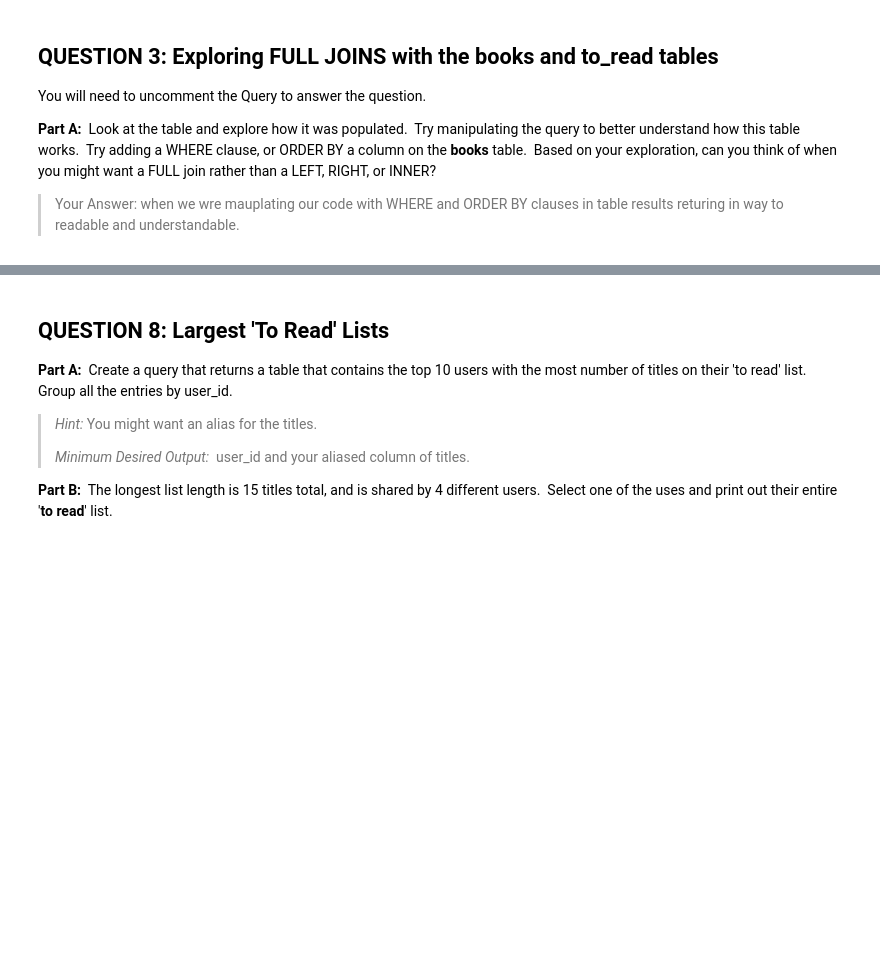
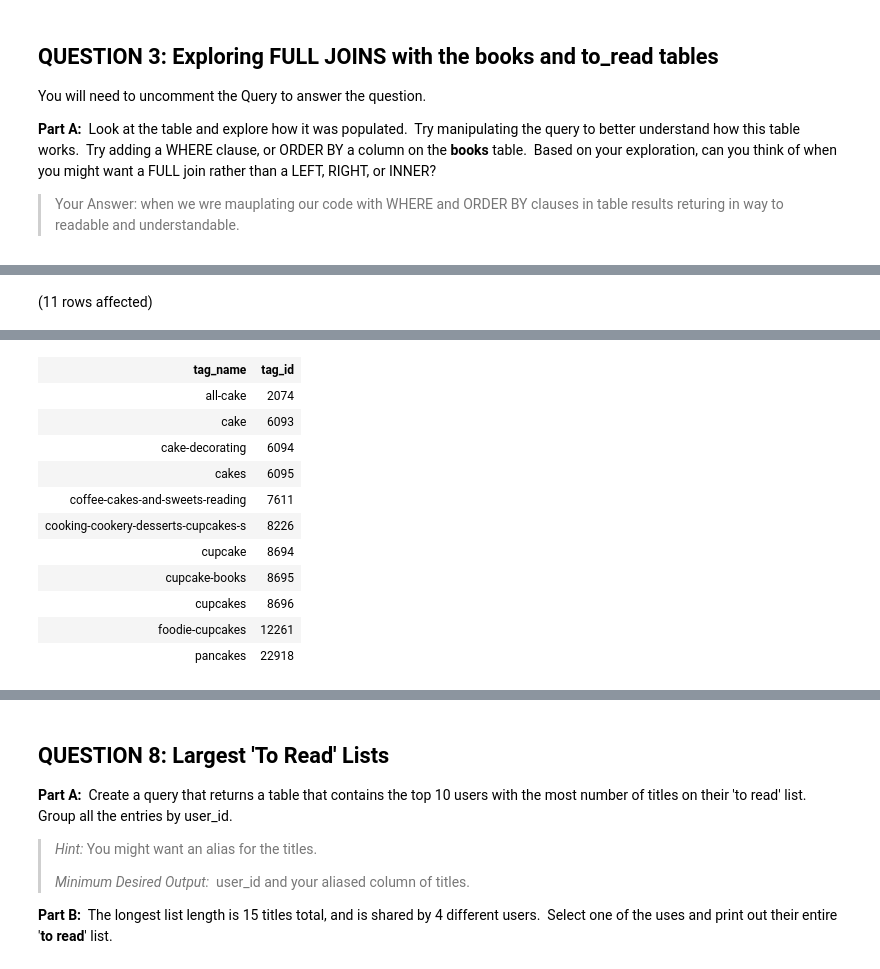
Before and after one commit to souji1991/SQL-Part-3-Exercises, a Jupyter notebook: SQL-Part-3-Exercises/Notebook-1.ipynb, the cells around one changed output, grey strips where cells are left out. Drawn from its saved outputs; the diff is of its cells as text; code cells hidden in the pictures; blank space fills up the shorter version.

```diff
--- a/SQL-Part-3-Exercises/Notebook-1.ipynb
+++ b/SQL-Part-3-Exercises/Notebook-1.ipynb
@@ -279,0 +309,4 @@ Total execution time: 00:00:04.235
+# %%
+SELECT tag_name,tag_id FROM BooksDB.dbo.tags where tag_name like '%cake%'
+# %% [output]
+(11 rows affected)
@@ -279,0 +314,12 @@ Total execution time: 00:00:04.235
+| tag_name | tag_id |
+| all-cake | 2074 |
+| cake | 6093 |
+| cake-decorating | 6094 |
+| cakes | 6095 |
+| coffee-cakes-and-sweets-reading | 7611 |
+| cooking-cookery-desserts-cupcakes-s | 8226 |
+| cupcake | 8694 |
+| cupcake-books | 8695 |
+| cupcakes | 8696 |
+| foodie-cupcakes | 12261 |
+| pancakes | 22918 |
```
Also changed, not shown: parts of 16 cells of this notebook.
